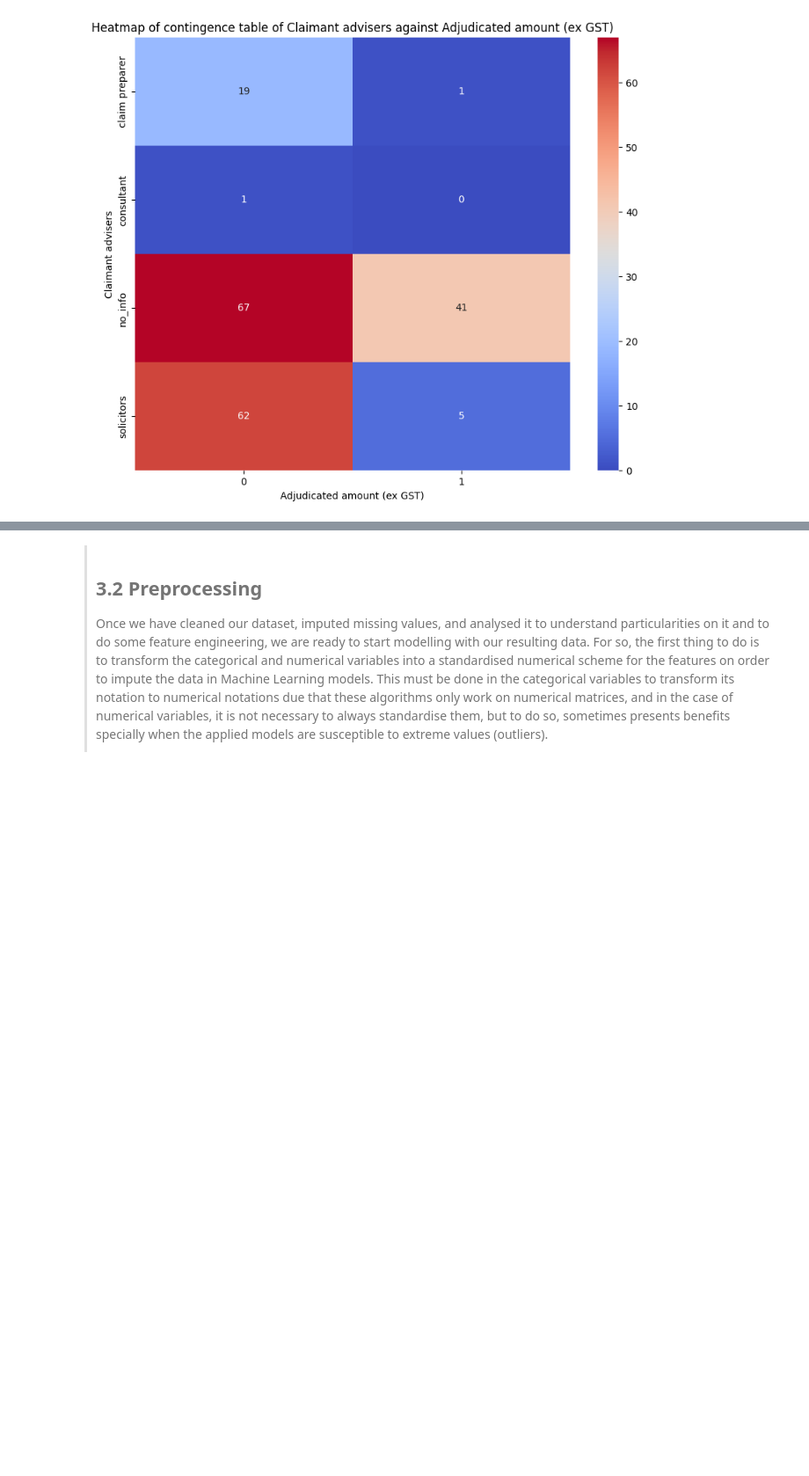
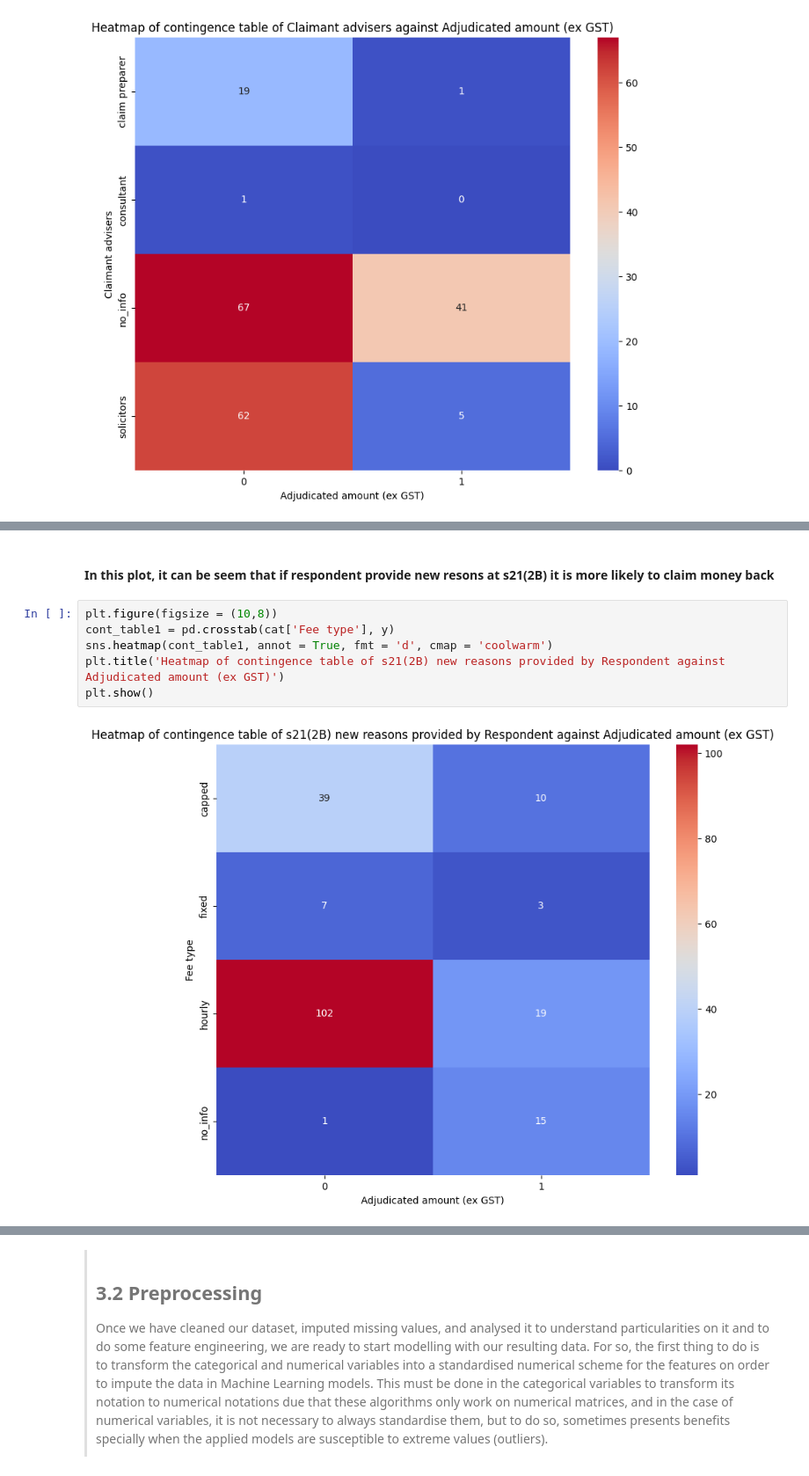
Before and after one commit to Guticar94/COMP20008_Assignment_2, a Jupyter notebook: main.ipynb, the cells around one changed output, grey strips where cells are left out. Shown at 88% size. Drawn from its saved outputs; the diff is of its cells as text; blank space fills up the shorter version.

```diff
--- a/main.ipynb
+++ b/main.ipynb
@@ -1201,0 +1222,10 @@ plt.show()
+# %% [markdown]
+<h4>In this plot, it can be seem that if respondent provide new resons at s21(2B) it is more likely to claim money back</h4>
+# %%
+plt.figure(figsize = (10,8))
+cont_table1 = pd.crosstab(cat['Fee type'], y)
+sns.heatmap(cont_table1, annot = True, fmt = 'd', cmap = 'coolwarm')
+plt.title('Heatmap of contingence table of s21(2B) new reasons provided by Respondent against Adjudicated amount (ex GST)')
+plt.show()
+# %% [output]
+[figure, added]
```
Also changed, not shown: parts of 13 cells of this notebook.
